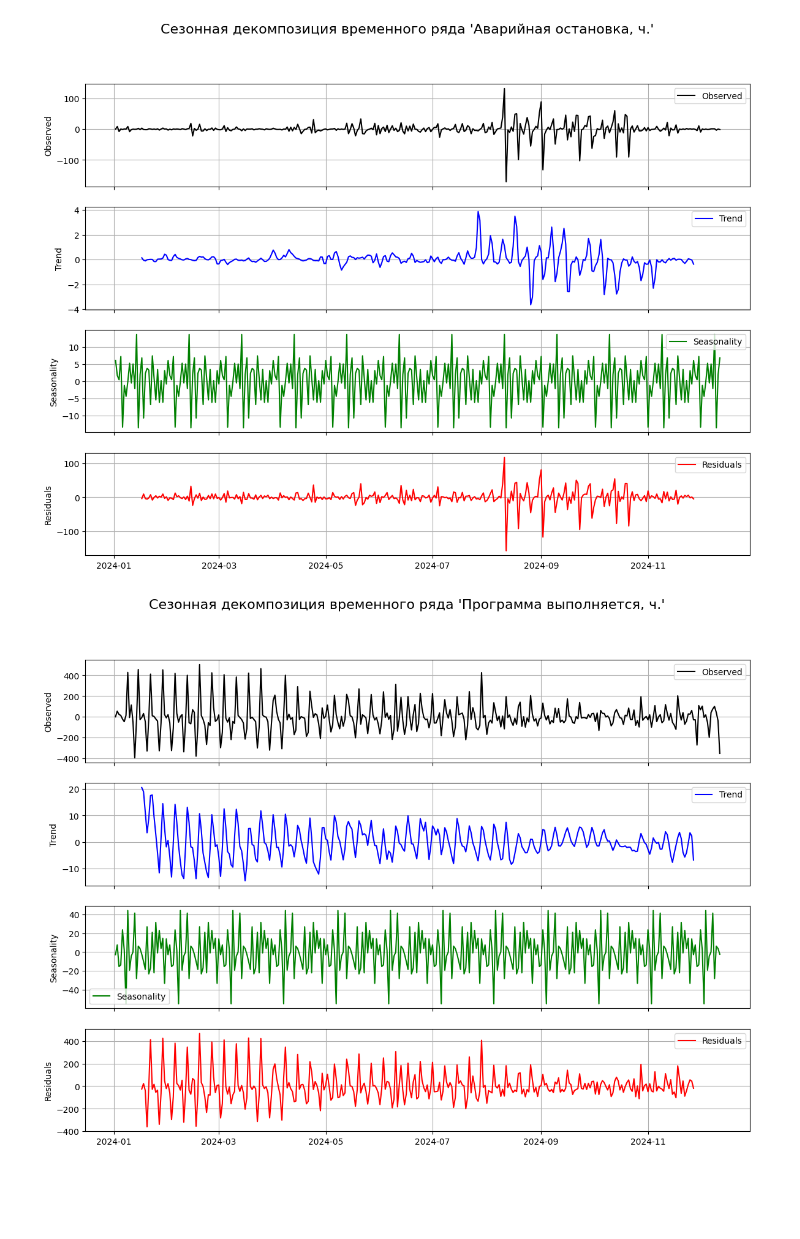
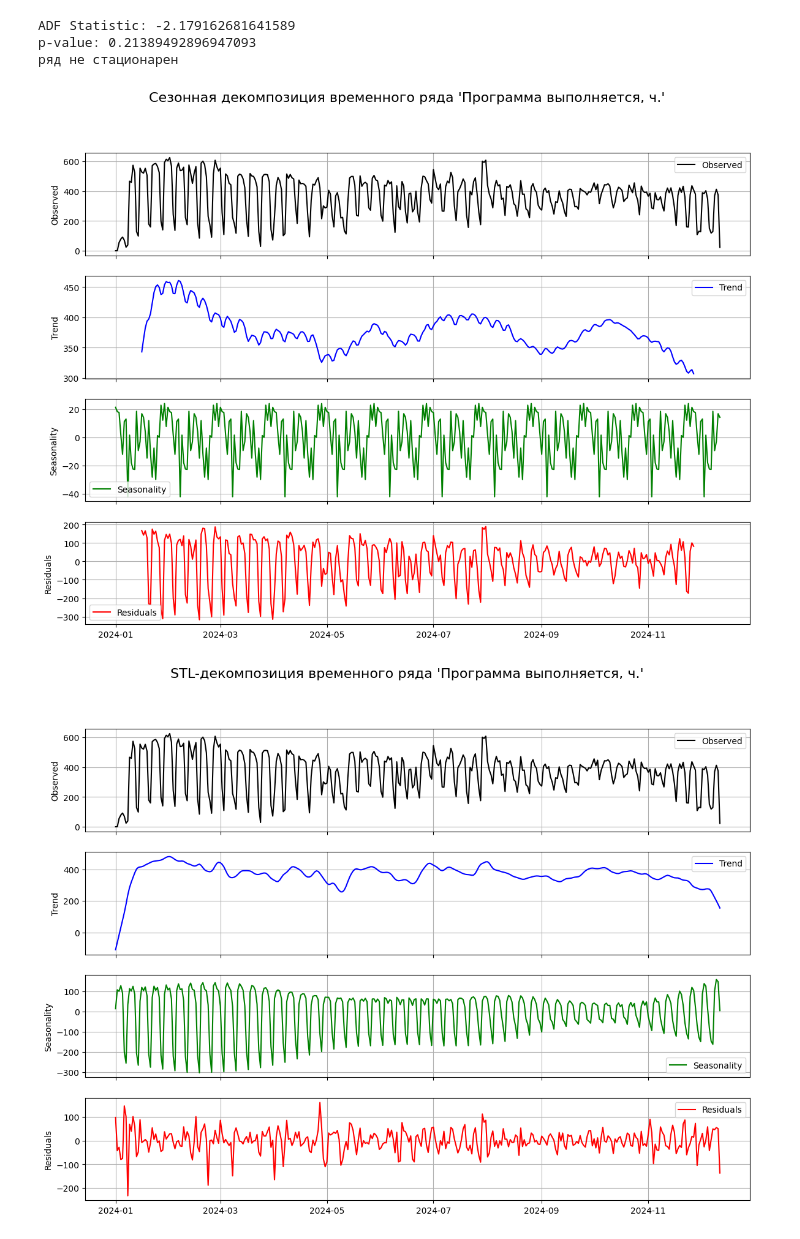
Before and after one commit to OXYCRiNGE/stanki, a Jupyter notebook: analysis.ipynb, the cells around one changed output. Drawn from its saved outputs; the diff is of its cells as text; code cells hidden in the pictures; blank space fills up the shorter version.

```diff
--- a/analysis.ipynb
+++ b/analysis.ipynb
@@ -133,5 +102,5 @@ dtype: int64
 # %%
-df.interpolate(method='linear', inplace=True)
+df.set_index('Дата', inplace=True)
 # %%
 df.describe()
 # %% [output]
@@ -352,9 +142,0 @@ def check_stationary(column, max_diff=3):
-# %%
-diff_orders = {}
-
-for col in target_columns:
-    df_aggregated[col], diff_orders[col] = check_stationary(df_aggregated[col])
-
-# Вывод полученных порядков разностирования
-print("\nПорядки разностирования для экзогенных переменных:")
-display(df_aggregated)
@@ -396,9 +142,0 @@ dtype: int64
-# %%
-diff_orders = {}
-
-for col in exog_columns_list:
-    df_aggregated[col], diff_orders[col] = check_stationary(df_aggregated[col])
-
-# Вывод полученных порядков разностирования
-print("\nПорядки разностирования для экзогенных переменных:")
-display(df_aggregated)
@@ -448,0 +143,7 @@ plt.show()
+# %%
+from statsmodels.graphics.tsaplots import plot_acf, plot_pacf
+
+fig, ax = plt.subplots(2, 1, figsize=(12,8))
+plot_acf(df_aggregated['Программа выполняется, ч.'].dropna(), lags=30, ax=ax[0])
+plot_pacf(df_aggregated['Программа выполняется, ч.'].dropna(), lags=30, ax=ax[1])
+plt.show()
@@ -449,3 +152,17 @@ plt.show()
+# %%
+from statsmodels.tsa.stattools import adfuller
+
+result = adfuller(df_aggregated['Программа выполняется, ч.'].dropna())
+print('ADF Statistic:', result[0])
+print('p-value:', result[1])
+if result[1] < 0.05:
+    print('ряд стационарен')
+else:
+    print('ряд не стационарен')
+# %% [output]
+ADF Statistic: -2.179162681641589
+p-value: 0.21389492896947093
+ряд не стационарен
 # %%
 from statsmodels.tsa.seasonal import STL, seasonal_decompose
 
@@ -490,8 +207,8 @@ def decompose_df_stl(df, column_names, seasonal=13, robust=False):
         plt.suptitle(f"STL-декомпозиция временного ряда '{col}'", fontsize=16)
         plt.show()
 # %%
-decompose_df(df_aggregated, target_columns)
-decompose_df_stl(df_aggregated, target_columns)
+decompose_df(df_aggregated, ['Программа выполняется, ч.'])
+decompose_df_stl(df_aggregated, ['Программа выполняется, ч.'])
 # %% [output]
-[figure, old version]
+[figure, new version]
-[figure, old version]
+[figure, new version]
```
Also changed, not shown: parts of 56 cells of this notebook.
